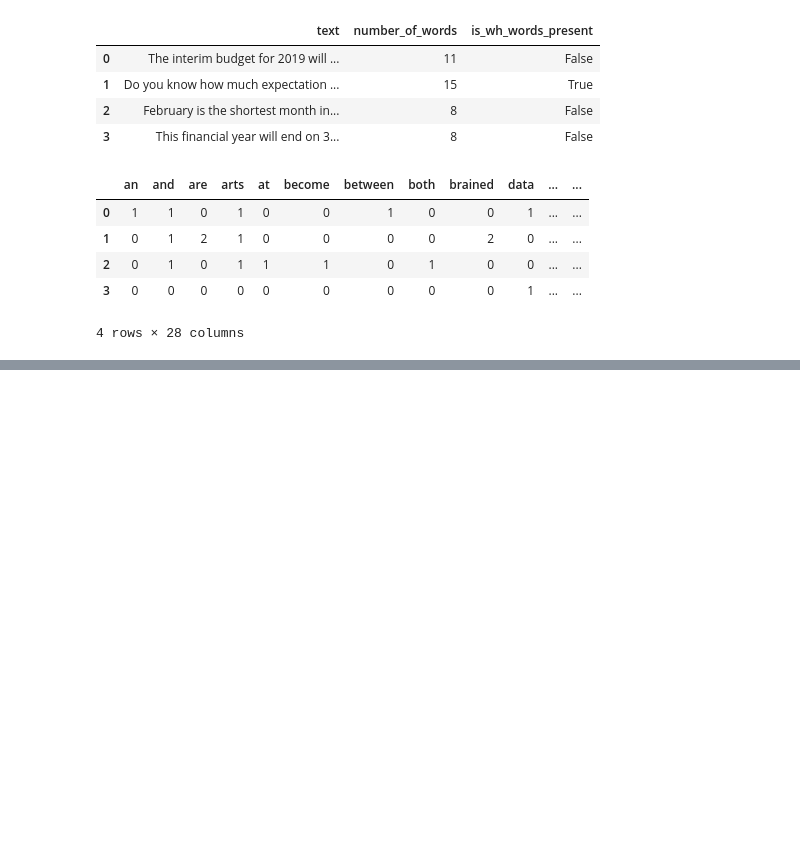
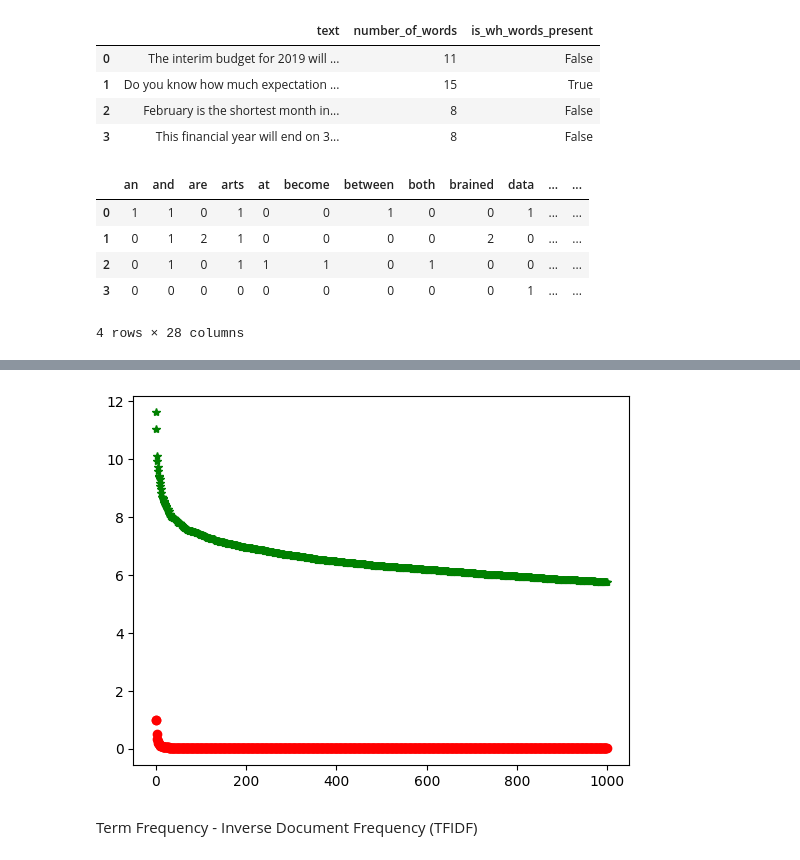
Before and after one commit to ttellner/nlp, a Jupyter notebook: MLP_Workshop_Chpt2.ipynb, the cells around one changed output, grey strips where cells are left out. Drawn from its saved outputs; the diff is of its cells as text; code cells hidden in the pictures; blank space fills up the shorter version.

```diff
--- a/MLP_Workshop_Chpt2.ipynb
+++ b/MLP_Workshop_Chpt2.ipynb
@@ -146,0 +176,22 @@ def bow_top_n(corpus, n):
+# %%
+#Pull in the data and remove the stopwords
+def get_and_prepare_data(stop_words):
+    """
+    This method will load 20newsgroups data and remove stop words from it using a given stop word list
+    ::param stop_words::
+    :return:
+    """
+    newsgroups_data_sample = fetch_20newsgroups(subset='train')
+    tokenized_corpus = [word.lower() for sentence in newsgroups_data_sample['data'] for word in word_tokenize(re.sub(r'([^\s\w] |_)+', ' ',sentence))
+                        if word.lower() not in stop_words]
+    return tokenized_corpus
+# %%
+#Add a method to calculate the frequency of tokens
+def get_frequency(corpus, n):
+    token_count_di = Counter(corpus)
+    return token_count_di.most_common(n)
+# %%
+#Now call all of these methods with real data and get output
+stop_word_list = get_stop_words()
+corpus = get_and_prepare_data(stop_word_list)
+get_frequency(corpus, 50)
@@ -146,0 +216,24 @@ def bow_top_n(corpus, n):
+# %%
+#Plot the rankings by frequencies - actual and expected
+import math
+def get_actual_and_expected_frequencies(corpus):
+    freq_dict = get_frequency(corpus, 1000)
+    actual_frequencies = []
+    expected_frequencies = []
+    for rank, tup in enumerate(freq_dict):
+        actual_frequencies.append(math.log(tup[1]))
+        rank = 1 if rank == 0 else rank
+        #expected freq 1/rank as per Zipf's Law
+        expected_frequencies.append(1/rank)
+    return actual_frequencies, expected_frequencies
+
+def plot(actual_frequencies, expected_frequencies):
+    plt.plot(actual_frequencies, 'g*', expected_frequencies, 'ro')
+    plt.show()
+
+actual_frequencies, expected_frequencies = get_actual_and_expected_frequencies(corpus)
+plot(actual_frequencies, expected_frequencies)
+# %% [output]
+[figure, added]
+# %% [markdown]
+Term Frequency - Inverse Document Frequency (TFIDF)
```
Also changed, not shown: parts of 29 cells of this notebook, 32 other files.
